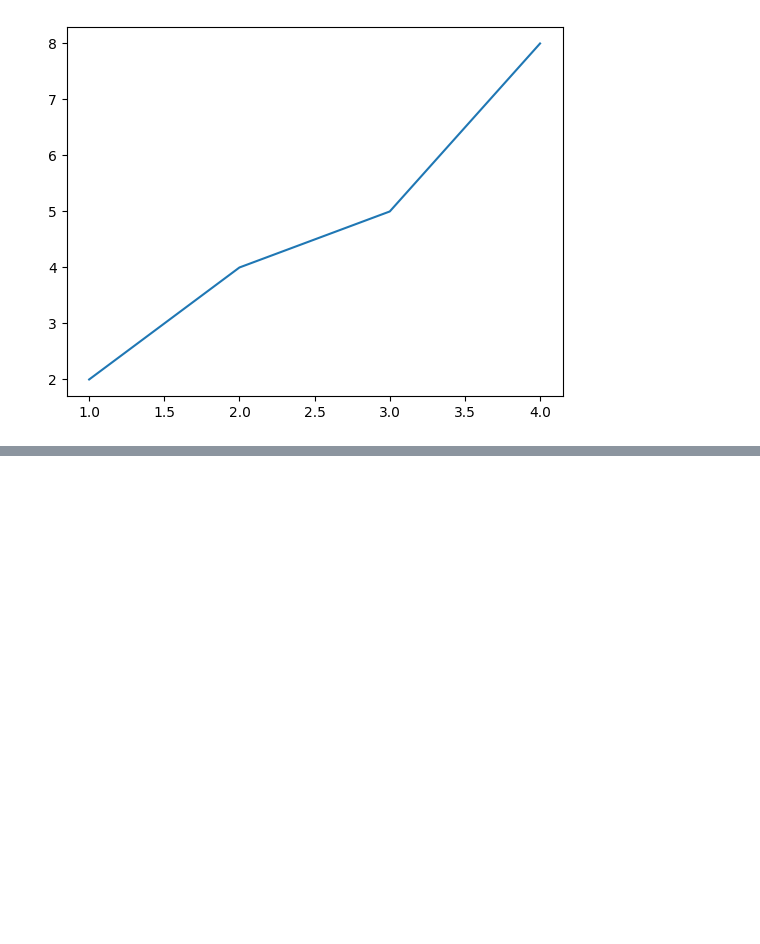
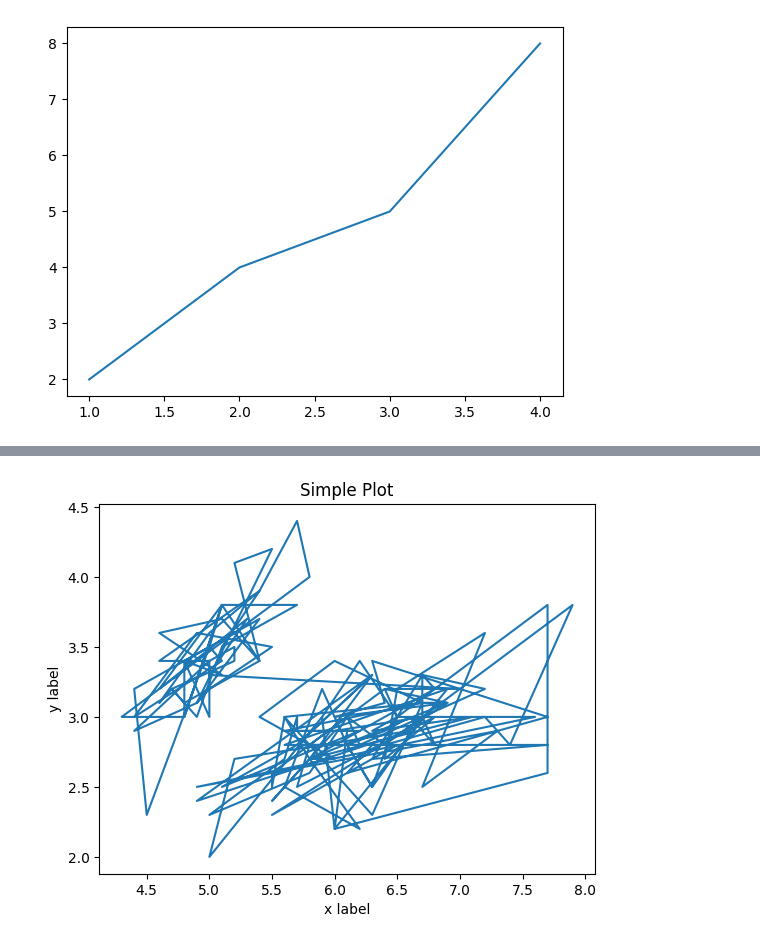
Before and after one commit to coderkartikeya/ml-learning, a Jupyter notebook: matplotlib.ipynb, the cells around one changed output, grey strips where cells are left out. Cells and saved outputs as stored; diff of their text form; code cells hidden in the pictures; blank space fills up the shorter version.

```diff
--- a/matplotlib.ipynb
+++ b/matplotlib.ipynb
@@ -11,0 +73,9 @@ plt.show()
+# %%
+fig,ax=plt.subplots()
+ax.plot(X,y,label='linear')
+ax.set_xlabel('x label')
+ax.set_ylabel('y label')
+ax.set_title('Simple Plot')
+plt.show()
+# %% [output]
+[figure, added]
```
Also changed, not shown: parts of 8 cells of this notebook.
